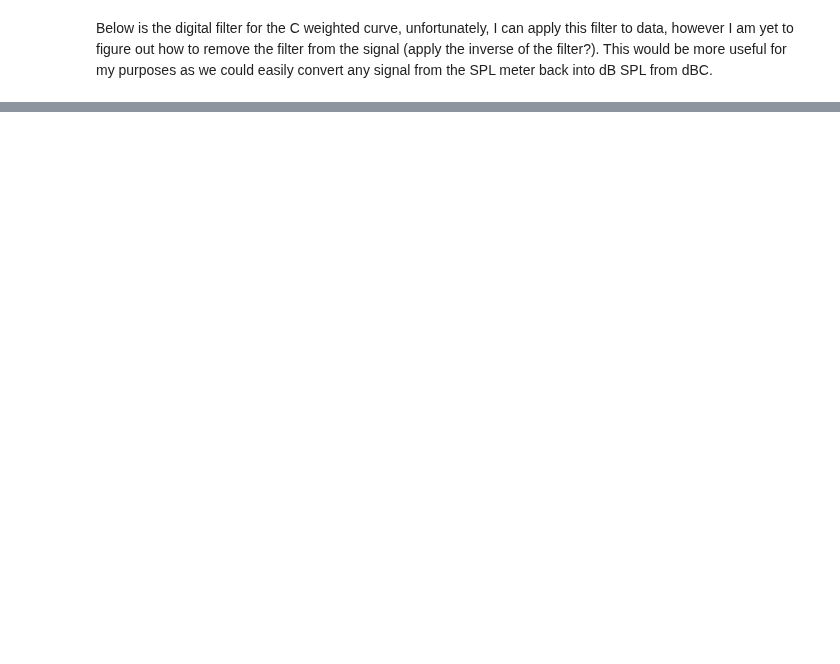
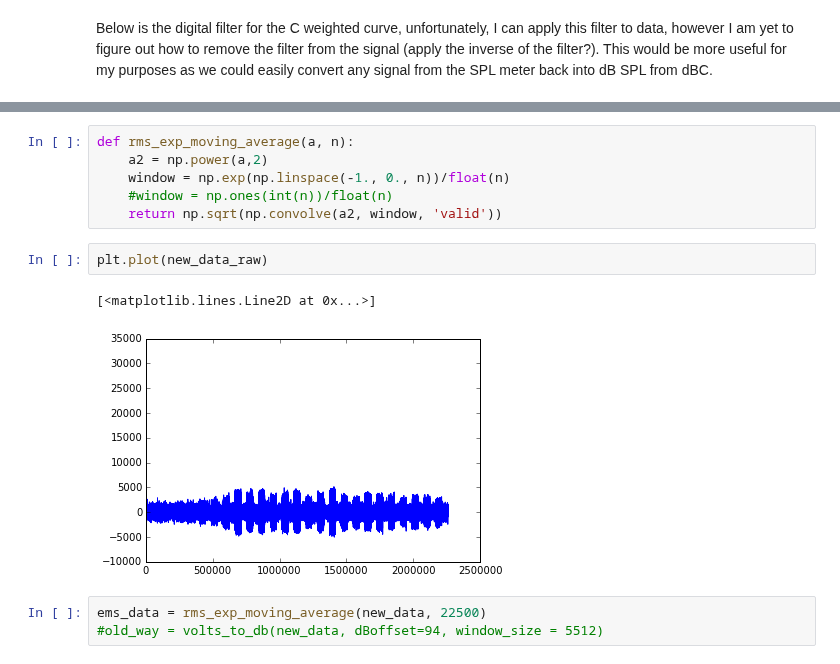
Before and after one commit to BirdMI-UniversityofAuckland/MichaelSandbox, a Jupyter notebook: MicSpeakerPro/SPL_meter_testing.ipynb, the cells around one changed output, grey strips where cells are left out. Cells and saved outputs as stored; diff of their text form; blank space fills up the shorter version.

```diff
--- a/MicSpeakerPro/SPL_meter_testing.ipynb
+++ b/MicSpeakerPro/SPL_meter_testing.ipynb
@@ -649,0 +647,14 @@ for n in amplitude_array:
+# %%
+def rms_exp_moving_average(a, n):
+    a2 = np.power(a,2)
+    window = np.exp(np.linspace(-1., 0., n))/float(n)
+    #window = np.ones(int(n))/float(n)
+    return np.sqrt(np.convolve(a2, window, 'valid'))
+# %%
+plt.plot(new_data_raw)
+# %% [output]
+[<matplotlib.lines.Line2D at 0x...>]
+[figure, added]
+# %%
+ems_data = rms_exp_moving_average(new_data, 22500)
+#old_way = volts_to_db(new_data, dBoffset=94, window_size = 5512)
```
Also changed, not shown: parts of 15 cells of this notebook.
